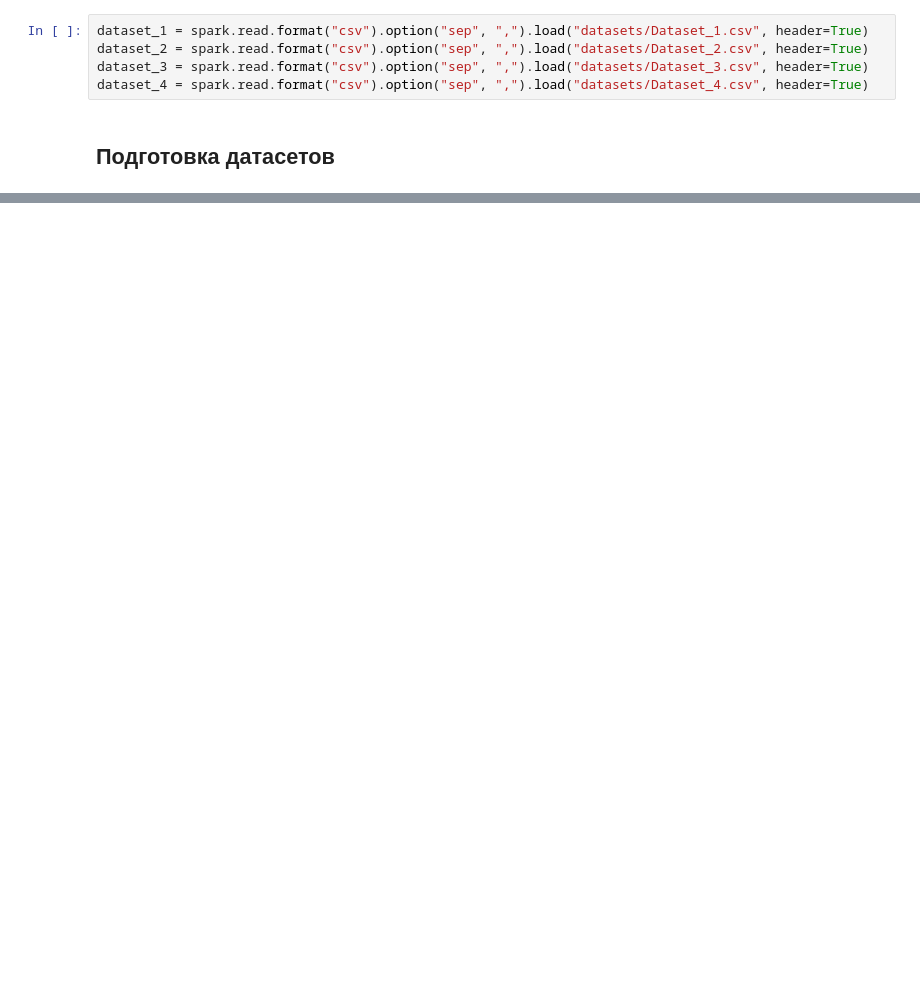
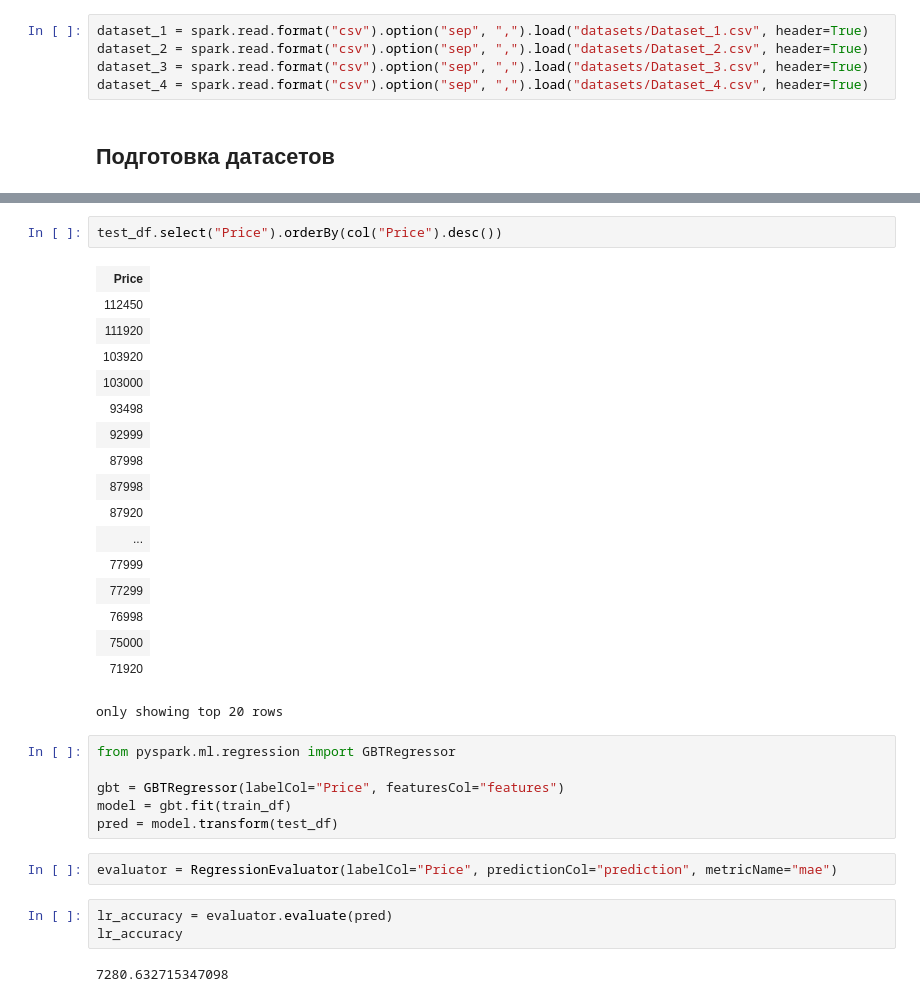
Before and after one commit to shs69/coursework_4_term, a Jupyter notebook: spark.ipynb, the cells around one changed output, grey strips where cells are left out. Drawn from its saved outputs; the diff is of its cells as text; blank space fills up the shorter version.

Commit message:
optimization model

```diff
--- a/spark.ipynb
+++ b/spark.ipynb
@@ -71,0 +224,33 @@ only showing top 20 rows
+# %%
+test_df.select("Price").orderBy(col("Price").desc())
+# %% [output]
+| Price |
+| 112450 |
+| 111920 |
+| 103920 |
+| 103000 |
+| 93498 |
+| 92999 |
+| 87998 |
+| 87998 |
+| 87920 |
+| ... |
+| 77999 |
+| 77299 |
+| 76998 |
+| 75000 |
+| 71920 |
+only showing top 20 rows
+# %%
+from pyspark.ml.regression import GBTRegressor
+
+gbt = GBTRegressor(labelCol="Price", featuresCol="features")
+model = gbt.fit(train_df)
+pred = model.transform(test_df)
+# %%
+evaluator = RegressionEvaluator(labelCol="Price", predictionCol="prediction", metricName="mae")
+# %%
+lr_accuracy = evaluator.evaluate(pred)
+lr_accuracy
+# %% [output]
+7280.632715347098
```
Also changed, not shown: parts of 20 cells of this notebook, 1 other file.
